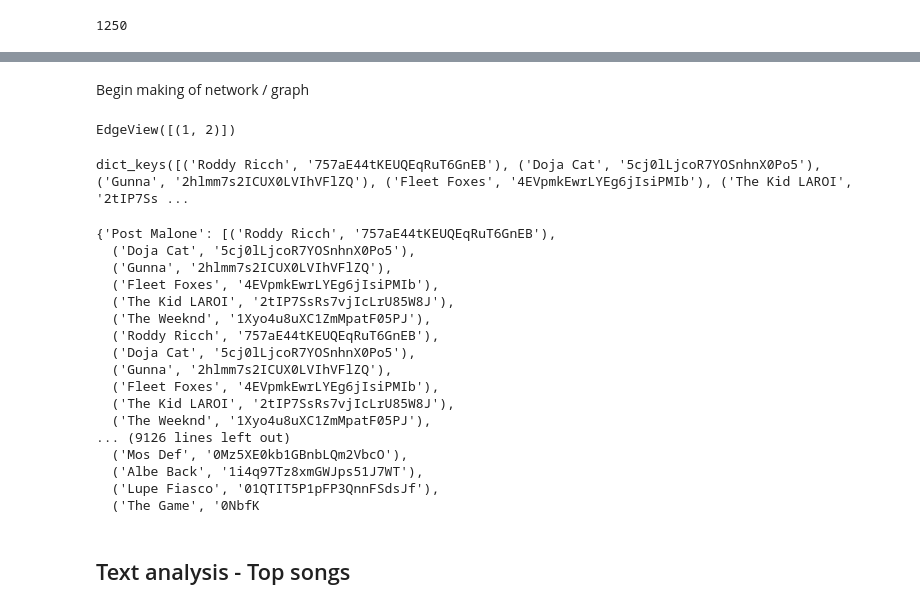
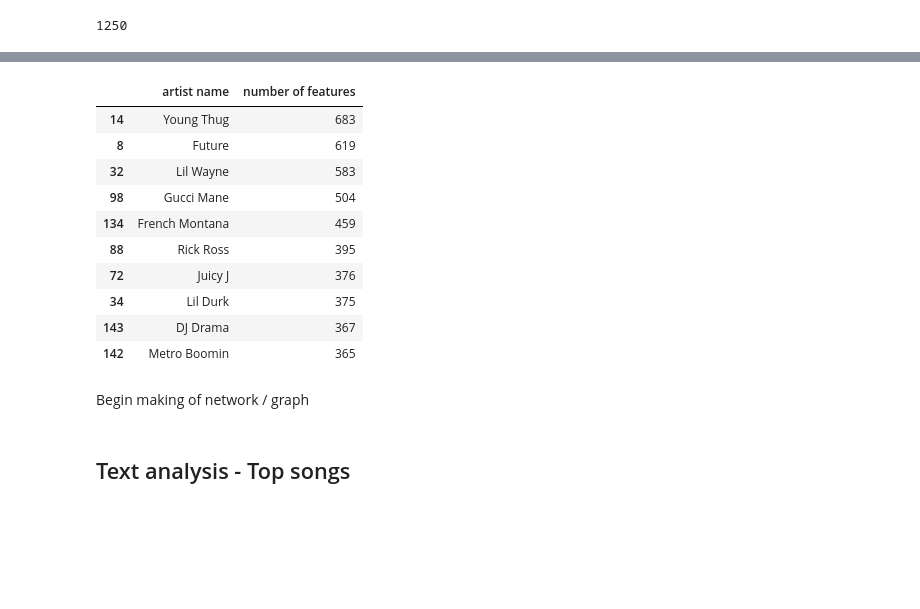
Before and after one commit to radziko/CompSocSci, a Jupyter notebook: project/project_01 cas.ipynb, the cells around one changed output, grey strips where cells are left out. Drawn from its saved outputs; the diff is of its cells as text; code cells hidden in the pictures; blank space fills up the shorter version.

```diff
--- a/project/project_01 cas.ipynb
+++ b/project/project_01 cas.ipynb
@@ -201,2 +343,19 @@ GGG.number_of_edges()
+# %%
+# Who has the most features shared with other artists?
+
+li = [(k,v) for k,v in GGG.degree(weight='weight') if v > 1]
+pd.DataFrame(li, columns=['artist name', 'number of features']).sort_values(by='number of features', ascending=False).head(10)
+# %% [output]
+|  | artist name | number of features |
+| 14 | Young Thug | 683 |
+| 8 | Future | 619 |
+| 32 | Lil Wayne | 583 |
+| 98 | Gucci Mane | 504 |
+| 134 | French Montana | 459 |
+| 88 | Rick Ross | 395 |
+| 72 | Juicy J | 376 |
+| 34 | Lil Durk | 375 |
+| 143 | DJ Drama | 367 |
+| 142 | Metro Boomin | 365 |
 # %% [markdown]
 Begin making of network / graph
@@ -210,33 +361,0 @@ for artist, features in dict_features.items():
-# %%
-G = nx.Graph()
-G.add_node(1)
-G.add_edge(1,2, weight=3)
-G.edges
-# %% [output]
-EdgeView([(1, 2)])
-# %%
-res = Counter(dict_features['Post Malone'])
-
-print(res.keys())
-# %% [output]
-dict_keys([('Roddy Ricch', '757aE44tKEUQEqRuT6GnEB'), ('Doja Cat', '5cj0lLjcoR7YOSnhnX0Po5'), ('Gunna', '2hlmm7s2ICUX0LVIhVFlZQ'), ('Fleet Foxes', '4EVpmkEwrLYEg6jIsiPMIb'), ('The Kid LAROI', '2tIP7Ss ...
-# %%
-dict_features
-# %% [output]
-{'Post Malone': [('Roddy Ricch', '757aE44tKEUQEqRuT6GnEB'),
-  ('Doja Cat', '5cj0lLjcoR7YOSnhnX0Po5'),
-  ('Gunna', '2hlmm7s2ICUX0LVIhVFlZQ'),
-  ('Fleet Foxes', '4EVpmkEwrLYEg6jIsiPMIb'),
-  ('The Kid LAROI', '2tIP7SsRs7vjIcLrU85W8J'),
-  ('The Weeknd', '1Xyo4u8uXC1ZmMpatF05PJ'),
-  ('Roddy Ricch', '757aE44tKEUQEqRuT6GnEB'),
-  ('Doja Cat', '5cj0lLjcoR7YOSnhnX0Po5'),
-  ('Gunna', '2hlmm7s2ICUX0LVIhVFlZQ'),
-  ('Fleet Foxes', '4EVpmkEwrLYEg6jIsiPMIb'),
-  ('The Kid LAROI', '2tIP7SsRs7vjIcLrU85W8J'),
-  ('The Weeknd', '1Xyo4u8uXC1ZmMpatF05PJ'),
-... (9126 lines left out)
-  ('Mos Def', '0Mz5XE0kb1GBnbLQm2VbcO'),
-  ('Albe Back', '1i4q97Tz8xmGWJps51J7WT'),
-  ('Lupe Fiasco', '01QTIT5P1pFP3QnnFSdsJf'),
-  ('The Game', '0NbfK
```
Also changed, not shown: parts of 34 cells of this notebook, 6 other files.
